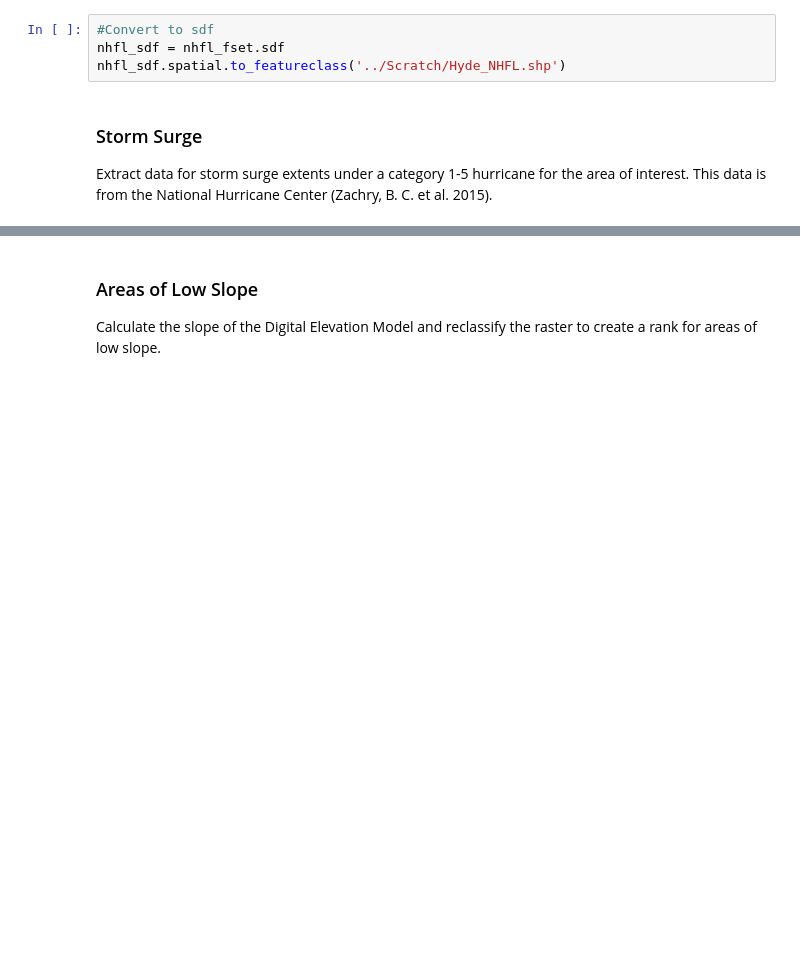
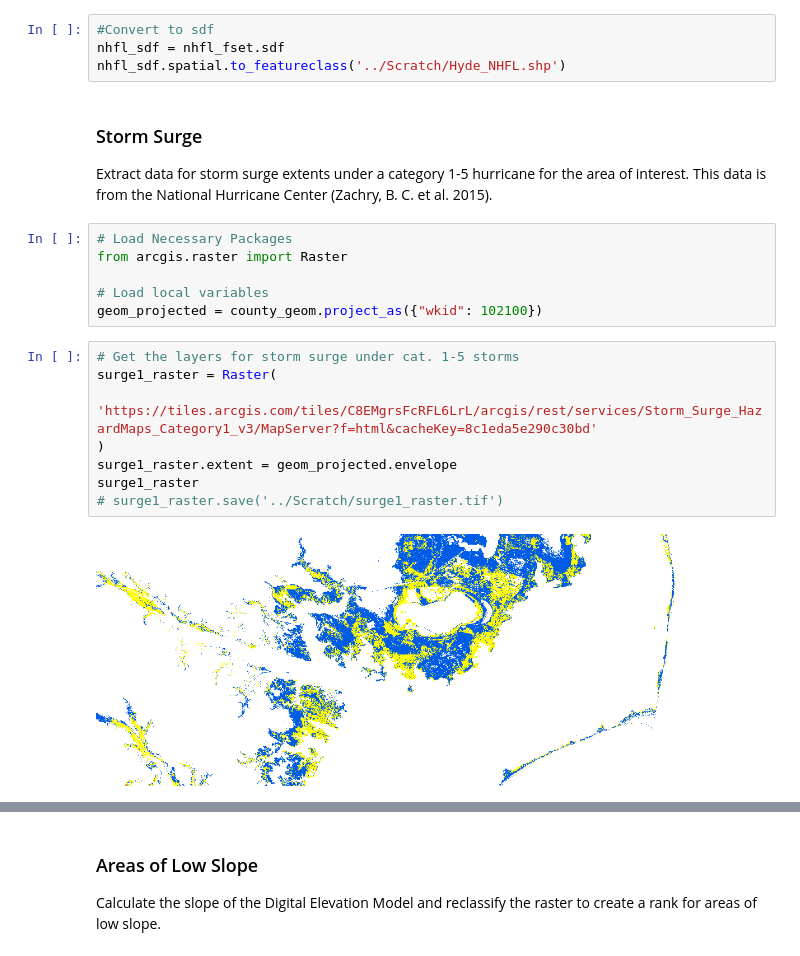
Before and after one commit to megmanning1/ResilienceHubTool, a Jupyter notebook: FinalProject.ipynb, the cells around one changed output, grey strips where cells are left out. Cells and saved outputs as stored; diff of their text form; blank space fills up the shorter version.

Commit message:
Troubleshooting loading storm surge as a raster layer

```diff
--- a/FinalProject.ipynb
+++ b/FinalProject.ipynb
@@ -296,5 +302,21 @@ nhfl_sdf.spatial.to_featureclass('../Scratch/Hyde_NHFL.shp')
 ### Storm Surge
 
 Extract data for storm surge extents under a category 1-5 hurricane for the area of interest. This data is from the National Hurricane Center (Zachry, B. C. et al. 2015).
+# %%
+# Load Necessary Packages
+from arcgis.raster import Raster
+
+# Load local variables
+geom_projected = county_geom.project_as({"wkid": 102100})
+# %%
+# Get the layers for storm surge under cat. 1-5 storms
+surge1_raster = Raster(
+    'https://tiles.arcgis.com/tiles/C8EMgrsFcRFL6LrL/arcgis/rest/services/Storm_Surge_HazardMaps_Category1_v3/MapServer?f=html&cacheKey=8c1eda5e290c30bd'
+)
+surge1_raster.extent = geom_projected.envelope
+surge1_raster
+# surge1_raster.save('../Scratch/surge1_raster.tif')
+# %% [output]
+[figure, added]
 # %%
 # Get the layers for storm surge under cat. 1-5 storms
```
Also changed, not shown: parts of 15 cells of this notebook, 1 other file.
